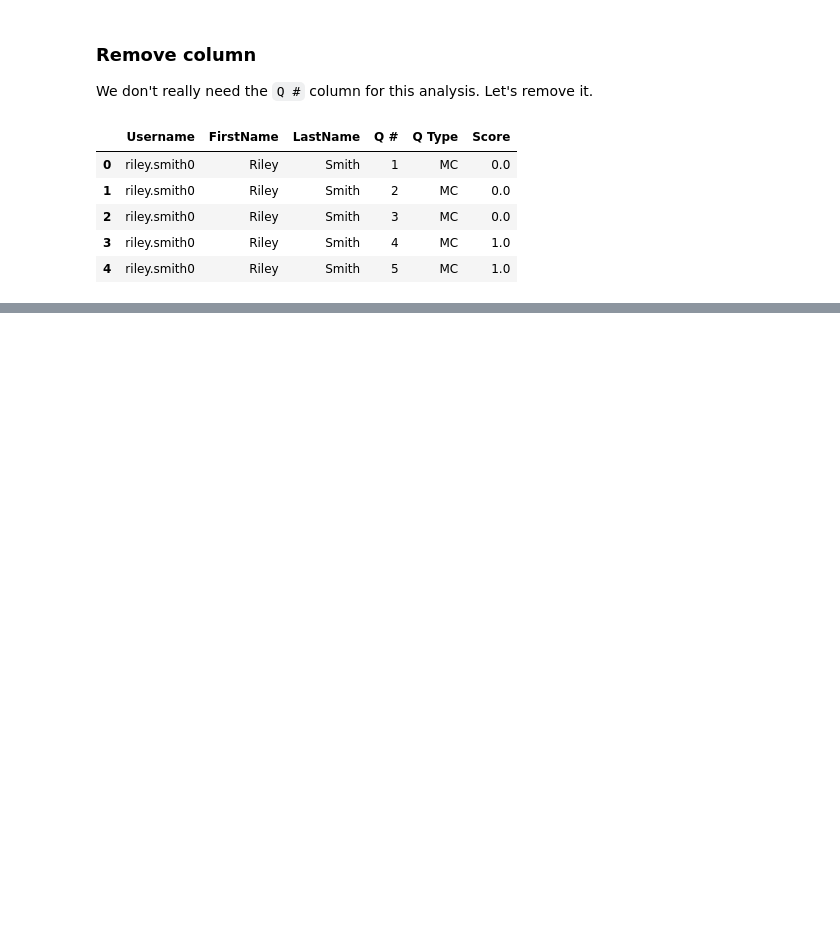
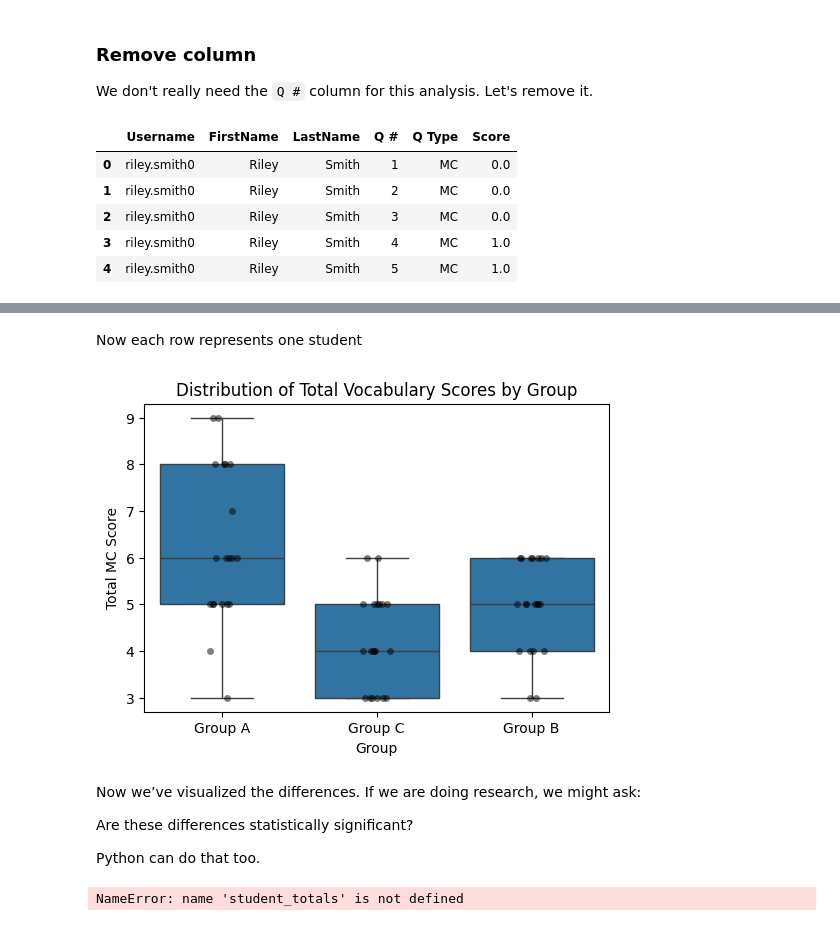
Before and after one commit to Yuweien/Python-Workshop, a Jupyter notebook: Python_Workshop_for_Beginners_2_25.ipynb, the cells around one changed output, grey strips where cells are left out. Drawn from its saved outputs; the diff is of its cells as text; code cells hidden in the pictures; blank space fills up the shorter version.

```diff
--- a/Python_Workshop_for_Beginners_2_25.ipynb
+++ b/Python_Workshop_for_Beginners_2_25.ipynb
@@ -508,0 +1091,12 @@ but to **read, understand, and adapt workflows**.
+# %%
+# Sample Code
+# Step A: Aggregate to student level
+
+student_totals = (
+    mc_df
+    .groupby(["Username", "Group"])["Score"]
+    .sum()
+    .reset_index()
+)
+
+student_totals.head()
@@ -508,0 +1110,40 @@ but to **read, understand, and adapt workflows**.
+# %% [markdown]
+Now each row represents one student
+# %%
+# Step B: Boxplot + Individual Points
+
+import seaborn as sns
+import matplotlib.pyplot as plt
+
+plt.figure(figsize=(6,4))
+
+sns.boxplot(data=student_totals, x="Group", y="Score")
+sns.stripplot(data=student_totals, x="Group", y="Score",
+              color="black", alpha=0.5)
+
+plt.ylabel("Total MC Score")
+plt.title("Distribution of Total Vocabulary Scores by Group")
+plt.show()
+# %% [output]
+[figure, added]
+# %% [markdown]
+Now we’ve visualized the differences.
+If we are doing research, we might ask:
+
+Are these differences statistically significant?
+
+Python can do that too.
+# %%
+from scipy.stats import f_oneway
+
+groups = [
+    student_totals[student_totals["Group"] == g]["Score"]
+    for g in student_totals["Group"].unique()
+]
+
+f_stat, p_value = f_oneway(*groups)
+
+print("F statistic:", f_stat)
+print("p-value:", p_value)
+# %% [output]
+NameError: name 'student_totals' is not defined
```
Also changed, not shown: parts of 68 cells of this notebook.
